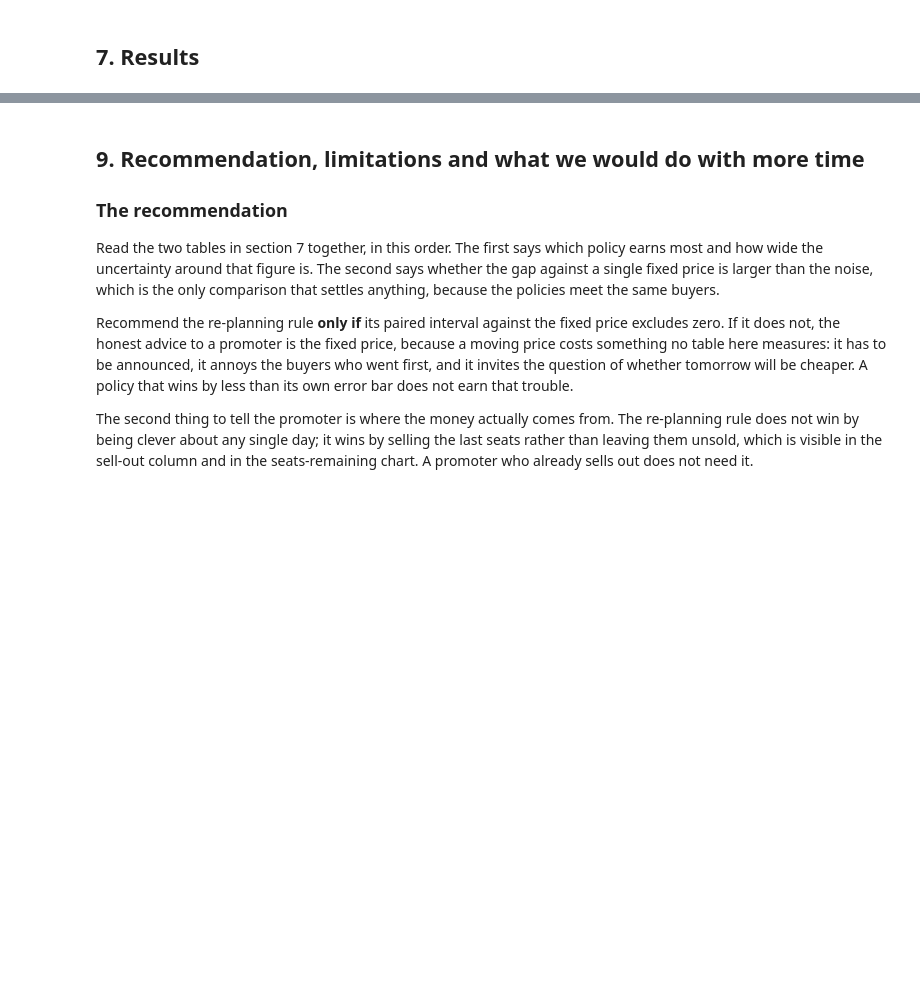
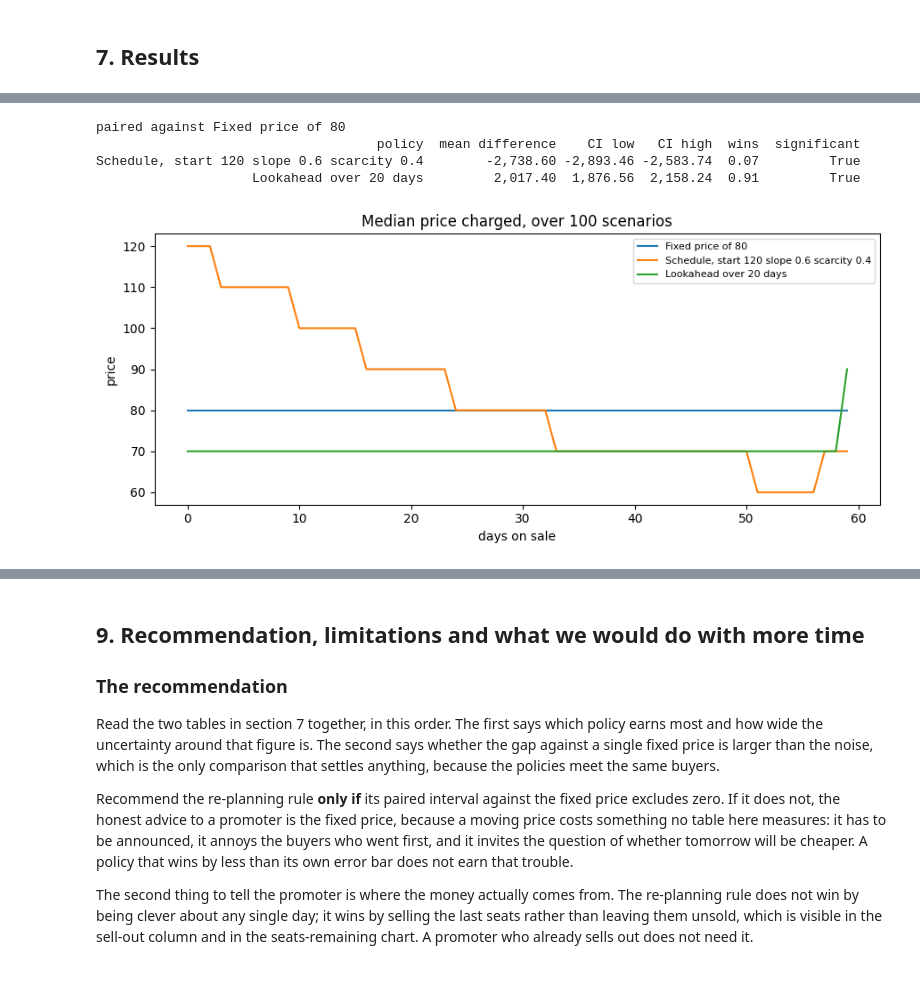
Before and after one commit to Urielledezma/SDA-Integrative-Project, a Jupyter notebook: projects/b-dynamic-pricing/B_dynamic_pricing.ipynb, the cells around one changed output, grey strips where cells are left out. Saved outputs shown, nothing was run; the diff lists cells and outputs as text; code cells hidden in the pictures; blank space fills up the shorter version.

```diff
--- a/projects/b-dynamic-pricing/B_dynamic_pricing.ipynb
+++ b/projects/b-dynamic-pricing/B_dynamic_pricing.ipynb
@@ -285,19 +277,0 @@ print(pd.DataFrame(rows).to_string(index=False, float_format=lambda v: f"{v:,.2f
-# %%
-figure, (left, right) = plt.subplots(1, 2, figsize=(11, 4))
-days = np.arange(config.SELLING_DAYS)
-for name, kind, make in SPECS:
-    left.plot(days, np.median(runs[name]["price_paths"], axis=0), label=name)
-    right.plot(np.arange(config.SELLING_DAYS + 1),
-               np.median(runs[name]["seats_paths"], axis=0), label=name)
-left.set_xlabel("days on sale")
-left.set_ylabel("price")
-left.set_title("Median price charged")
-left.legend(fontsize=8)
-right.set_xlabel("days on sale")
-right.set_ylabel("seats remaining")
-right.set_title("Median seats remaining")
-right.axhline(0, linewidth=0.6, color="black")
-right.legend(fontsize=8)
-plt.tight_layout()
-plt.savefig("results/figures/paths.png", dpi=120)
-plt.show()
@@ -312,0 +278,8 @@ same scenarios.
+# %%
+results = policies_table.rename(columns={
+    "revenue_mean": "revenue", "ci_low": "CI low", "ci_high": "CI high",
+    "revenue_std": "sd", "revenue_p5": "5th", "revenue_p95": "95th",
+    "sold": "tickets sold", "sell_out_probability": "sells out",
+    "average_price": "average price"})
+print(f"{config.N_EVAL} scenarios from seed {config.EVAL_SEED}, the same for every policy")
+print(results.to_string(index=False, float_format=lambda v: f"{v:,.2f}"))
@@ -312,0 +292,26 @@ same scenarios.
+# %%
+print(f"paired against {results.policy.iloc[0]}")
+print(paired_table.rename(columns={"mean_difference": "mean difference",
+                                   "ci_low": "CI low", "ci_high": "CI high"})
+      .to_string(index=False, float_format=lambda v: f"{v:,.2f}"))
+# %% [output]
+paired against Fixed price of 80
+                                    policy  mean difference    CI low   CI high  wins  significant
+Schedule, start 120 slope 0.6 scarcity 0.4        -2,738.60 -2,893.46 -2,583.74  0.07         True
+                    Lookahead over 20 days         2,017.40  1,876.56  2,158.24  0.91         True
+# %%
+# The driver saves each policy's price path. How the seats went is already in the
+# sell-out column above, so one panel is enough here.
+price_paths = np.load(RESULTS / "price_paths.npy")
+figure, axis = plt.subplots(figsize=(9, 4))
+for paths, name in zip(price_paths, results.policy):
+    axis.plot(np.arange(paths.shape[1]), np.median(paths, axis=0), label=name)
+axis.set_xlabel("days on sale")
+axis.set_ylabel("price")
+axis.set_title(f"Median price charged, over {price_paths.shape[1]} scenarios")
+axis.legend(fontsize=8)
+plt.tight_layout()
+plt.savefig("results/figures/paths.png", dpi=120)
+plt.show()
+# %% [output]
+[figure, added]
```
Also changed, not shown: parts of 12 cells of this notebook, 2 other files.
